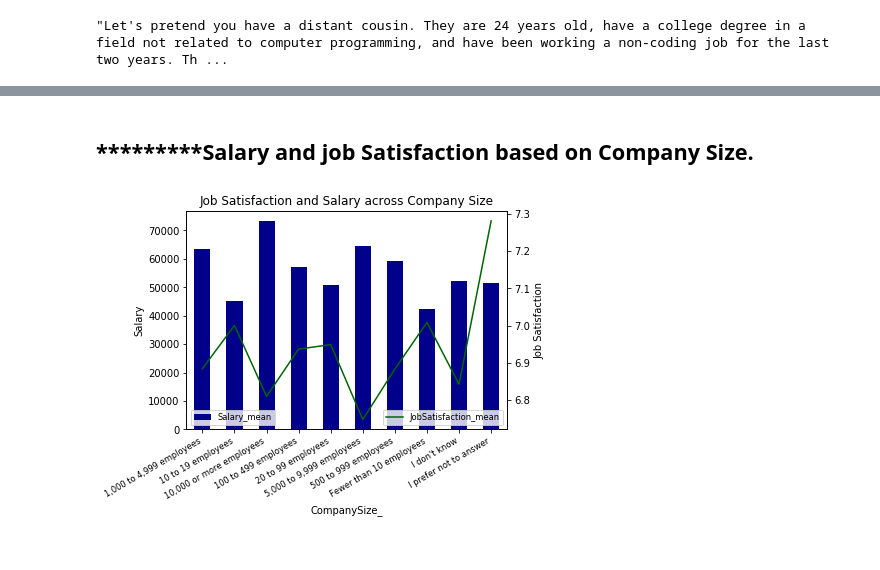
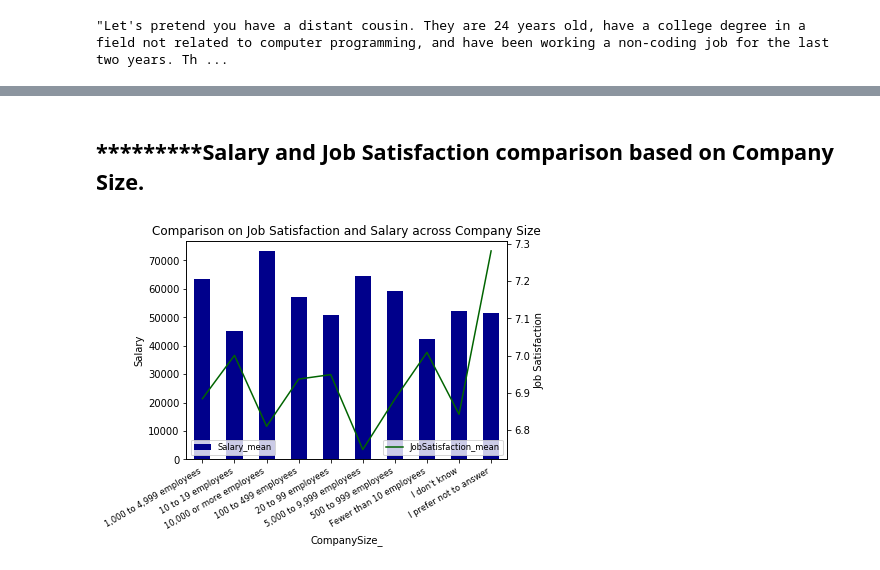
Before and after one commit to pankajbaishya/stackoverflow, a Jupyter notebook: Become a developer.ipynb, the cells around one changed output, grey strips where cells are left out. Drawn from its saved outputs; the diff is of its cells as text; code cells hidden in the pictures.

```diff
--- a/Become a developer.ipynb
+++ b/Become a developer.ipynb
@@ -141,37 +137,37 @@ bootcamps_df_salary = bootcamps_df['Salary'].hist(bins=20);
 # %% [markdown]
-## ***********************Salary and job Satisfaction based on Company Size.**************
+## ***********************Salary and Job Satisfaction comparison based on Company Size.**************
 # %%
 #***********************Salary and job Satisfaction based on Company Size.**************
 JobSatisfaction_df = df[df['JobSatisfaction'].isna()==False]
 #JobSatisfaction_df.shape
 JobSatisfaction_df_grp_CompanySize = JobSatisfaction_df.groupby('CompanySize')['JobSatisfaction'].mean()
 
 Salary_df = df[df['Salary'].isna()==False]
 #Salary_df.shape
 Salary_df_grp_CompanySize = Salary_df.groupby('CompanySize')['Salary'].mean()
 
 
 df_grp_CompanySize = df.groupby('CompanySize').agg(
     {
         'JobSatisfaction':['mean'],
         'Salary':['mean']    # Sum duration per group
     }
 ).reset_index()
 df_grp_CompanySize.columns = df_grp_CompanySize.columns.map('_'.join)
 
 #df_grp_CompanySize
 
 ax=df_grp_CompanySize.plot(kind='bar', color = 'DarkBlue', x='CompanySize_', y='Salary_mean', legend=False);
 ax2 = df_grp_CompanySize.plot(ax=ax,kind='line', color = 'DarkGreen', x='CompanySize_', y='JobSatisfaction_mean',
                               secondary_y=True, legend=False);
 ax.set_ylabel('Salary')
 ax2.set_ylabel('Job Satisfaction')
-plt.title("Job Satisfaction and Salary across Company Size");
+plt.title("Comparison on Job Satisfaction and Salary across Company Size");
 plt.tight_layout()
 plt.xticks(rotation='vertical')
 ax.legend(loc="lower left", fontsize='small')
 ax2.legend(loc="lower right", fontsize='small')
 plt.setp(ax.get_xticklabels(), rotation=30, horizontalalignment='right', fontsize='small')
 plt.show()
 # %% [output]
-[figure, old version]
+[figure, new version]
```
Also changed, not shown: parts of 5 cells of this notebook, 1 other file.
